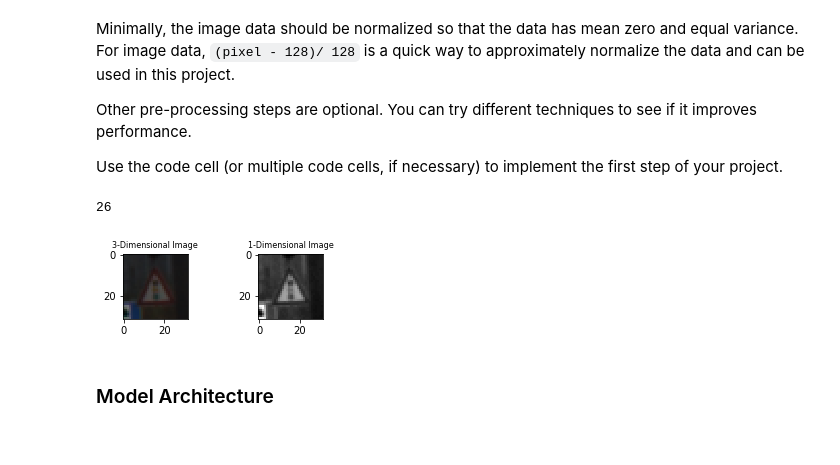
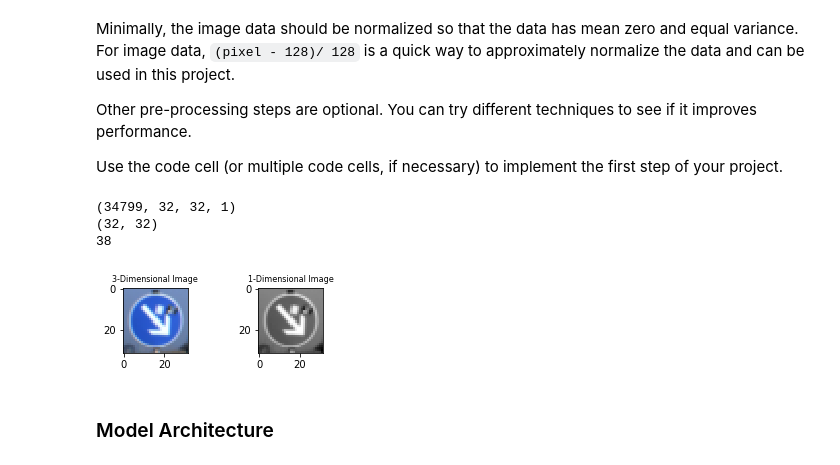
Before and after one commit to Leon-Cao/traffic-sign-classifier, a Jupyter notebook: traffic-sign-classifier-Leon.ipynb, the cells around one changed output. Drawn from its saved outputs; the diff is of its cells as text; code cells hidden in the pictures.

```diff
--- a/traffic-sign-classifier-Leon.ipynb
+++ b/traffic-sign-classifier-Leon.ipynb
@@ -137,71 +159,65 @@ Use the code cell (or multiple code cells, if necessary) to implement the first
 # %%
 ### Preprocess the data here. It is required to normalize the data. Other preprocessing steps could include
 ### converting to grayscale, etc.
 ### Feel free to use as many code cells as needed.
-X_train_resize = []
-X_valid_resize = []
-X_test_resize = []
 
 dimensional_usage = 1
+usage_cv2_for_gray_cvt = 0
 
 X_train, y_train = shuffle(X_train, y_train)
 X_valid, y_valid = shuffle(X_valid, y_valid)
 X_test, y_test = shuffle(X_test, y_test)
 
-#images_gray = np.average(images, axis=3)
-#images_gray = np.expand_dims(images_gray, axis=3)
+def process_data(X, y, arg_cv2_gray_cvt=0):
+    x_resize = []
+    if arg_cv2_gray_cvt == 1:
+        for idx in range(n_train):
+            gray_img = np.float32(cv2.cvtColor(X_train[idx].squeeze(), cv2.COLOR_RGB2GRAY))
+            #gray_img = (cv2.cvtColor(X_train[idx].squeeze(), cv2.COLOR_RGB2HLS))[:,:,2]
+            gray_img = (gray_img - 128.)/128.
+            gray_img = gray_img.reshape(32,32,1)
+            X_resize.append(gray_img)
+    else:
+        images_gray = np.average(X, axis=3)
+        images_gray = np.expand_dims(images_gray, axis=3)
+        X_resize = images_gray
+        X_resize = X_resize.astype('float32')
+        X_resize = (X_resize - 128.)/128.
 
-#y_onehot = np.zeros((y_train.shape[0], n_classes))
-#y_onehot = y_onehot.astype('float32')
-#print(y_onehot.shape)
-#for i, onehot_label in enumerate(y_onehot):
-#    onehot_label[y_train[i]] = 1.
+    #y_onehot = np.zeros((y.shape[0], n_classes))
+    #y_onehot = y_onehot.astype('float32')
+    #print(y_onehot.shape)
+    #for i, onehot_label in enumerate(y_onehot):
+    #    onehot_label[y[i]] = 1.
+    return X_resize
 
+X_train_resize = process_data(X_train, y_train, arg_cv2_gray_cvt=usage_cv2_for_gray_cvt)
 
+X_valid_resize = process_data(X_valid, y_valid, arg_cv2_gray_cvt=usage_cv2_for_gray_cvt)
 
-for idx in range(n_train):
-
-    gray_img = np.float32(cv2.cvtColor(X_train[idx].squeeze(), cv2.COLOR_RGB2GRAY))
-    #gray_img = (cv2.cvtColor(X_train[idx].squeeze(), cv2.COLOR_RGB2HLS))[:,:,2]
-    gray_img = (gray_img - 128.)/128.
-    gray_img = gray_img.reshape(32,32,1)
-    X_train_resize.append(gray_img)
-
-#print(X_train_resize[2].shape, len(X_train_resize))
-#X_train_resize, y_train = shuffle(X_train_resize, y_train)
-
-for idx in range(n_validation):
-    gray_img = np.float32(cv2.cvtColor(X_valid[idx].squeeze(), cv2.COLOR_RGB2GRAY))
-    #gray_img = (cv2.cvtColor(X_valid[idx].squeeze(), cv2.COLOR_RGB2HLS))[:,:,2]
-    gray_img = (gray_img - 128.)/128.
-    gray_img = gray_img.reshape(32,32,1)
-    X_valid_resize.append(gray_img)
-
-
-for idx in range(n_test):
-    gray_img = np.float32(cv2.cvtColor(X_test[idx].squeeze(), cv2.COLOR_RGB2GRAY))
-    #gray_img = (cv2.cvtColor(X_test[idx].squeeze(), cv2.COLOR_RGB2HLS))[:,:,2]
-    gray_img = (gray_img - 128.)/128.
-    gray_img = gray_img.reshape(32,32,1)
-    X_test_resize.append(gray_img)
-
+X_test_resize = process_data(X_test, y_test, arg_cv2_gray_cvt=usage_cv2_for_gray_cvt)
 
 f, (ax1, ax2) = plt.subplots(1, 2, figsize=(3, 1))
 f.tight_layout()
 ax1.imshow(X_train[5])
 ax1.set_title('3-Dimensional Image', fontsize=8)
 tmp_image = X_train_resize[5].squeeze()
+#tmp_image = X_train_resize[5]
+print(X_train_resize.shape)
+print(tmp_image.shape)
 ax2.imshow(tmp_image, cmap="gray")
 ax2.set_title('1-Dimensional Image', fontsize=8)
 #plt.savefig('output_images/undistort_chessboard.jpg')
 #f.imsave('output_images/undistort_chessboard.jpg')
 plt.subplots_adjust(left=0., right=1, top=0.9, bottom=0.)
 #print(X_train_resize[5])
 print(y_train[5])
 print()
 # %% [output]
-26
+(34799, 32, 32, 1)
+(32, 32)
+38
-[figure, old version]
+[figure, new version]
 # %% [markdown]
 ### Model Architecture
 # %%
```
Also changed, not shown: parts of 7 cells of this notebook.
